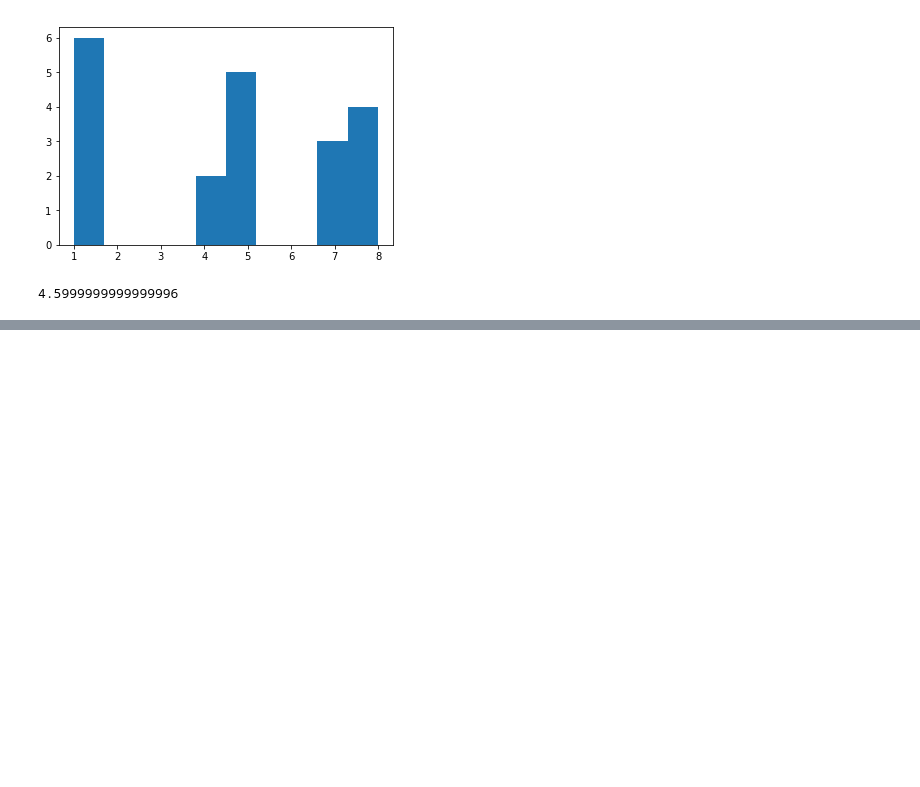
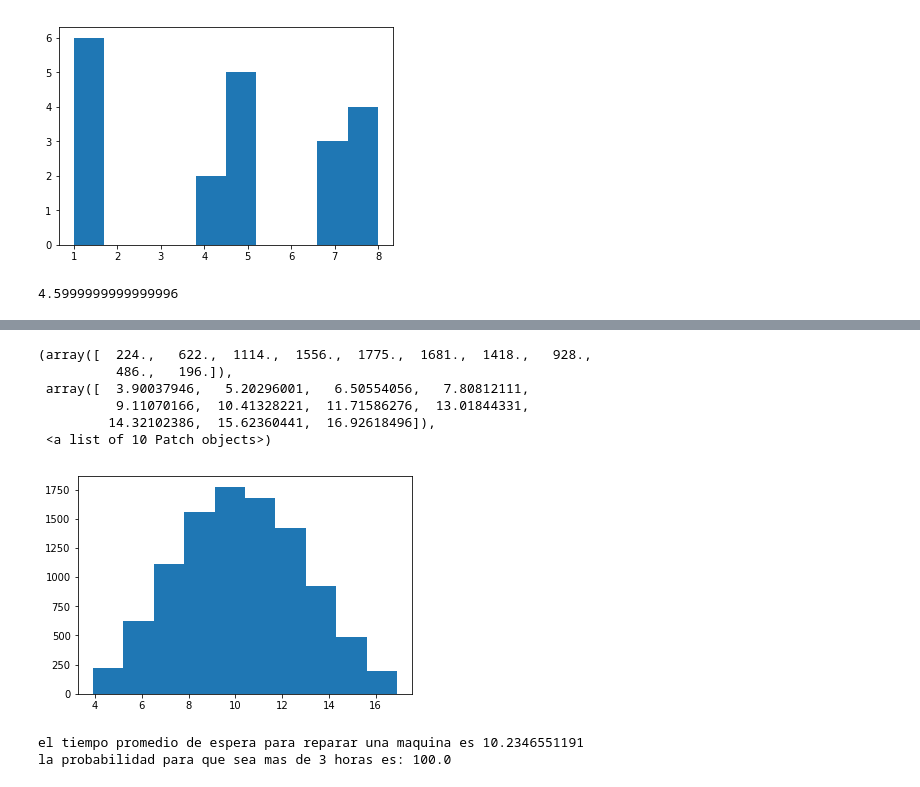
Before and after one commit to luisontaneda/Proyecto, a Jupyter notebook: Trabajo 1 Luis Ontaneda Alejandro Preciado.ipynb, the cells around one changed output, grey strips where cells are left out. Saved outputs shown, nothing was run; the diff lists cells and outputs as text; code cells hidden in the pictures; blank space fills up the shorter version.

```diff
--- a/Trabajo 1 Luis Ontaneda Alejandro Preciado.ipynb
+++ b/Trabajo 1 Luis Ontaneda Alejandro Preciado.ipynb
@@ -184,0 +241,20 @@ def mant(x):
+# %%
+t3 = mant(3)
+promte3 = np.mean(te3)
+mas3 = [i for i in te3 if i > 3]
+probmas3 = len(mas3)/len(te3) * 100
+plt.hist(t3)
+# %% [output]
+(array([  224.,   622.,  1114.,  1556.,  1775.,  1681.,  1418.,   928.,
+          486.,   196.]),
+ array([  3.90037946,   5.20296001,   6.50554056,   7.80812111,
+          9.11070166,  10.41328221,  11.71586276,  13.01844331,
+         14.32102386,  15.62360441,  16.92618496]),
+ <a list of 10 Patch objects>)
+[figure, added]
+# %%
+print('el tiempo promedio de espera para reparar una maquina es', promte3)
+print('la probabilidad para que sea mas de 3 horas es:', probmas3 )
+# %% [output]
+el tiempo promedio de espera para reparar una maquina es 10.2346551191
+la probabilidad para que sea mas de 3 horas es: 100.0
```
Also changed, not shown: parts of 34 cells of this notebook.
